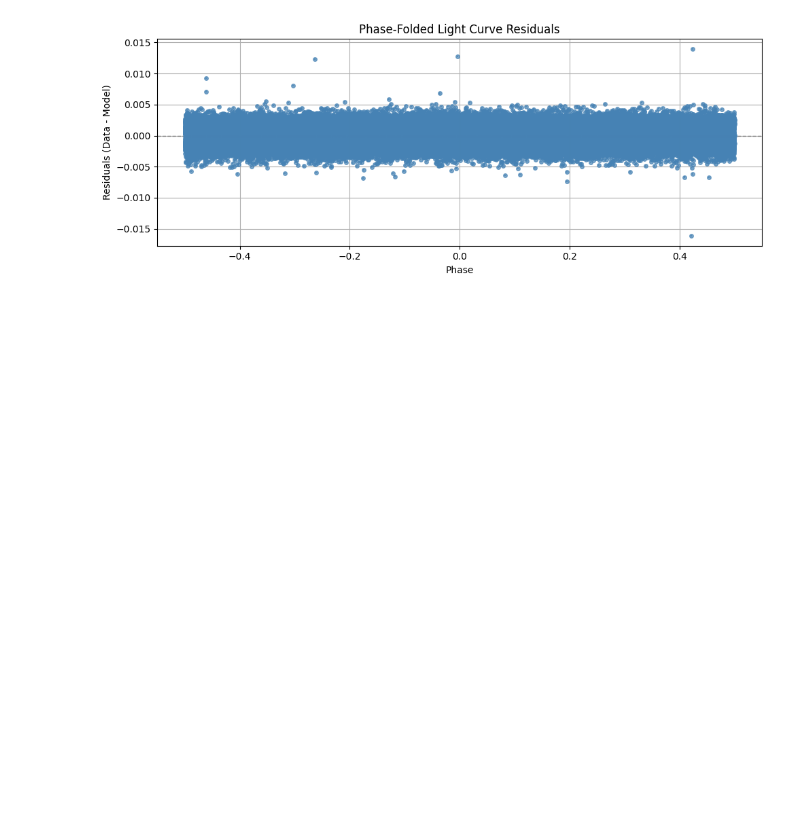
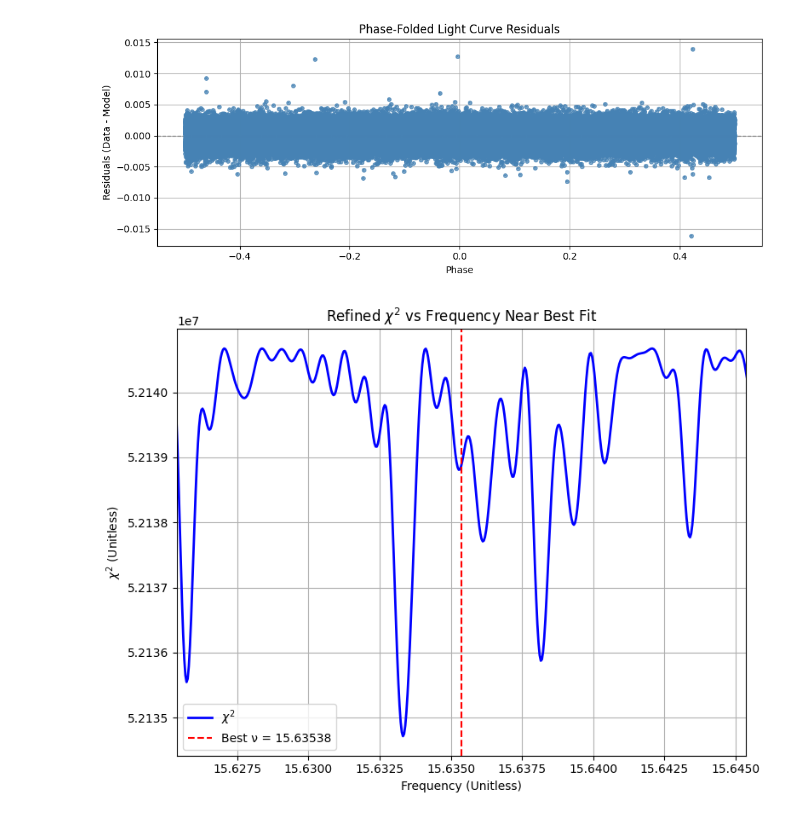
Before and after one commit to Hoggnation/cataloging_coherent_oscillators, a Jupyter notebook: Chi_Squared_Function_on_KIC_7917485.ipynb, the cells around one changed output. Drawn from its saved outputs; the diff is of its cells as text; code cells hidden in the pictures; blank space fills up the shorter version.

```diff
--- a/Chi_Squared_Function_on_KIC_7917485.ipynb
+++ b/Chi_Squared_Function_on_KIC_7917485.ipynb
@@ -485,3 +463,61 @@ plt.tight_layout()
 plt.show()
 # %% [output]
 [figure]
+# %%
+import numpy as np
+import matplotlib.pyplot as plt
+
+# Step 1: Define fine frequency grid around best_nu (extended range)
+fine_freqs = np.linspace(nu - 0.02, nu + 0.02, 1000)  # Adjusted range around nu
+chi2_fine = []
+
+# Step 2: Compute chi^2 for each frequency
+for freq in fine_freqs:
+    omega = 2 * np.pi * freq
+    A_matrix = np.vstack([
+        np.ones_like(t_fit),
+        np.cos(omega * t_fit),
+        np.sin(omega * t_fit)
+    ]).T
+
+    weights = 1 / sigma_fit**2
+    ATA = A_matrix.T @ (A_matrix * weights[:, np.newaxis])
+    ATy = A_matrix.T @ (flux_fit * weights)
+
+    try:
+        g = np.linalg.solve(ATA, ATy)
+        model_flux = A_matrix @ g
+        residuals = flux_fit - model_flux
+        chi2 = np.sum((residuals / sigma_fit)**2)
+    except np.linalg.LinAlgError:
+        chi2 = np.nan
+        print(f"Warning: Matrix inversion failed at frequency {freq:.5f} Hz.")
+
+    # Append the chi-squared value (including NaN if error occurs)
+    chi2_fine.append(chi2)
+
+# Convert list to numpy array for easy handling
+chi2_fine = np.array(chi2_fine)
+
+# Check if any NaNs are present in chi2_fine
+if np.any(np.isnan(chi2_fine)):
+    print("Warning: NaN values found in chi2_fine. These will be plotted as gaps.")
+
+# Step 3: Plot refined chi^2 vs frequency
+plt.figure(figsize=(8, 6))
+plt.plot(fine_freqs, chi2_fine, 'b-', lw=2, label=r"$\chi^2$")
+plt.axvline(nu, color='red', linestyle='--', label=f'Best ν = {nu:.5f}')
+
+# Zooming in on the plot around the best frequency (nu)
+plt.xlim(nu - 0.01, nu + 0.01)  # Adjust zooming range as needed
+
+# Labels and title
+plt.xlabel("Frequency (Unitless)")
+plt.ylabel(r"$\chi^2$ (Unitless)")
+plt.title(r"Refined $\chi^2$ vs Frequency Near Best Fit")
+plt.grid(True)
+plt.legend()
+plt.tight_layout()
+plt.show()
+# %% [output]
+[figure, added]
```
Also changed, not shown: parts of 3 cells of this notebook.
